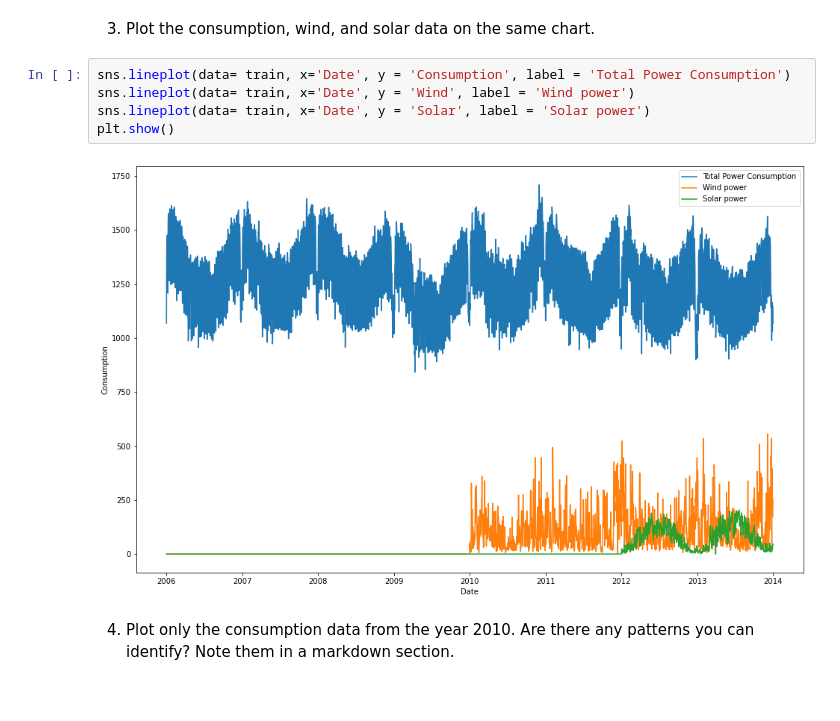
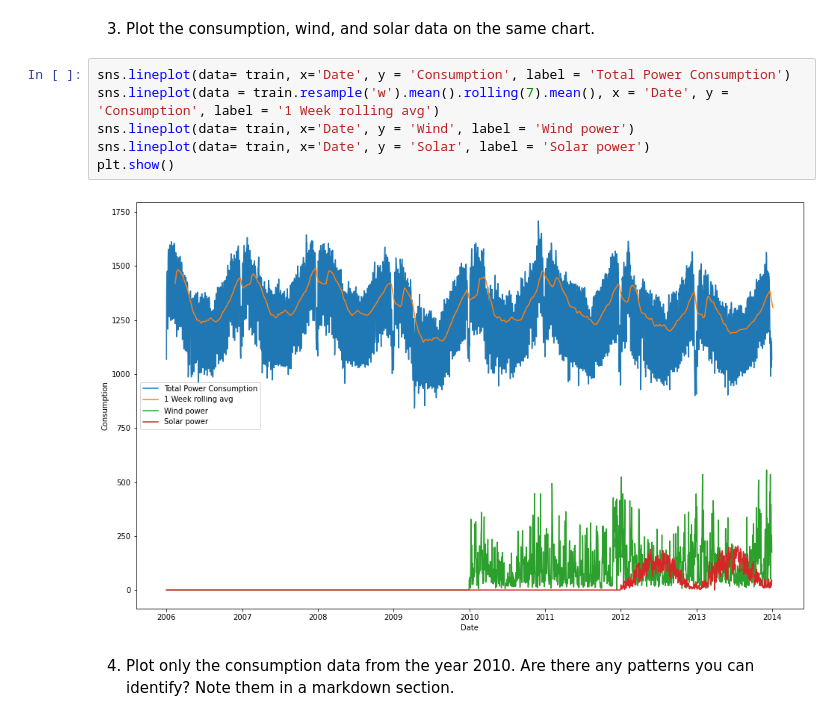
Before and after one commit to AndrewRachuig/time-series-exercises, a Jupyter notebook: explore.ipynb, the cells around one changed output. Cells and saved outputs as stored; diff of their text form.

```diff
--- a/explore.ipynb
+++ b/explore.ipynb
@@ -217,11 +177,12 @@ test.Consumption.plot()
 3. Plot the consumption, wind, and solar data on the same chart.
 # %%
 sns.lineplot(data= train, x='Date', y = 'Consumption', label = 'Total Power Consumption')
+sns.lineplot(data = train.resample('w').mean().rolling(7).mean(), x = 'Date', y = 'Consumption', label = '1 Week rolling avg')
 sns.lineplot(data= train, x='Date', y = 'Wind', label = 'Wind power')
 sns.lineplot(data= train, x='Date', y = 'Solar', label = 'Solar power')
 plt.show()
 # %% [output]
-[figure, old version]
+[figure, new version]
 # %% [markdown]
 4. Plot only the consumption data from the year 2010. Are there any patterns you can identify? Note them in a markdown section.
 # %%
```
Also changed, not shown: parts of 39 cells of this notebook, 1 other file.
